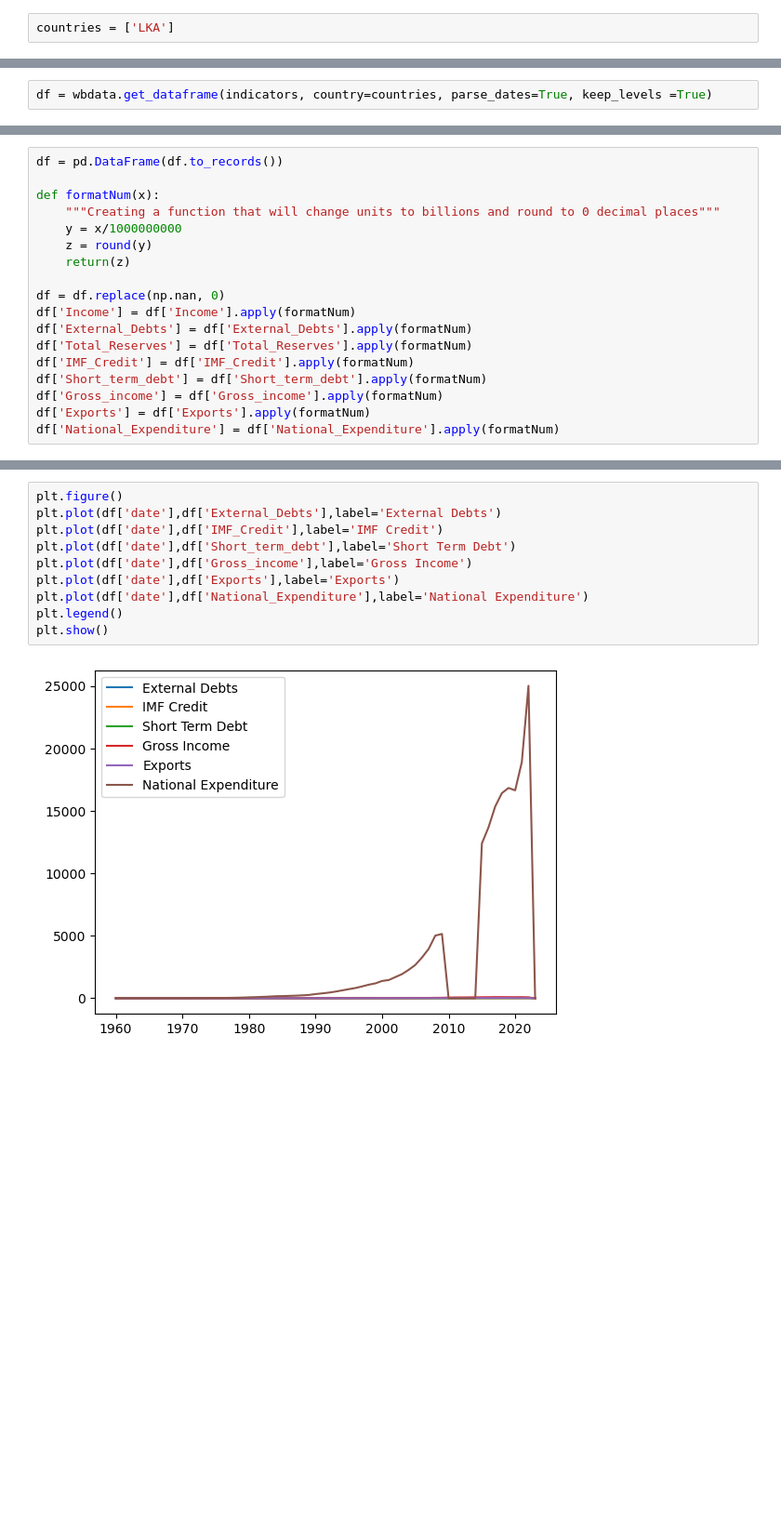
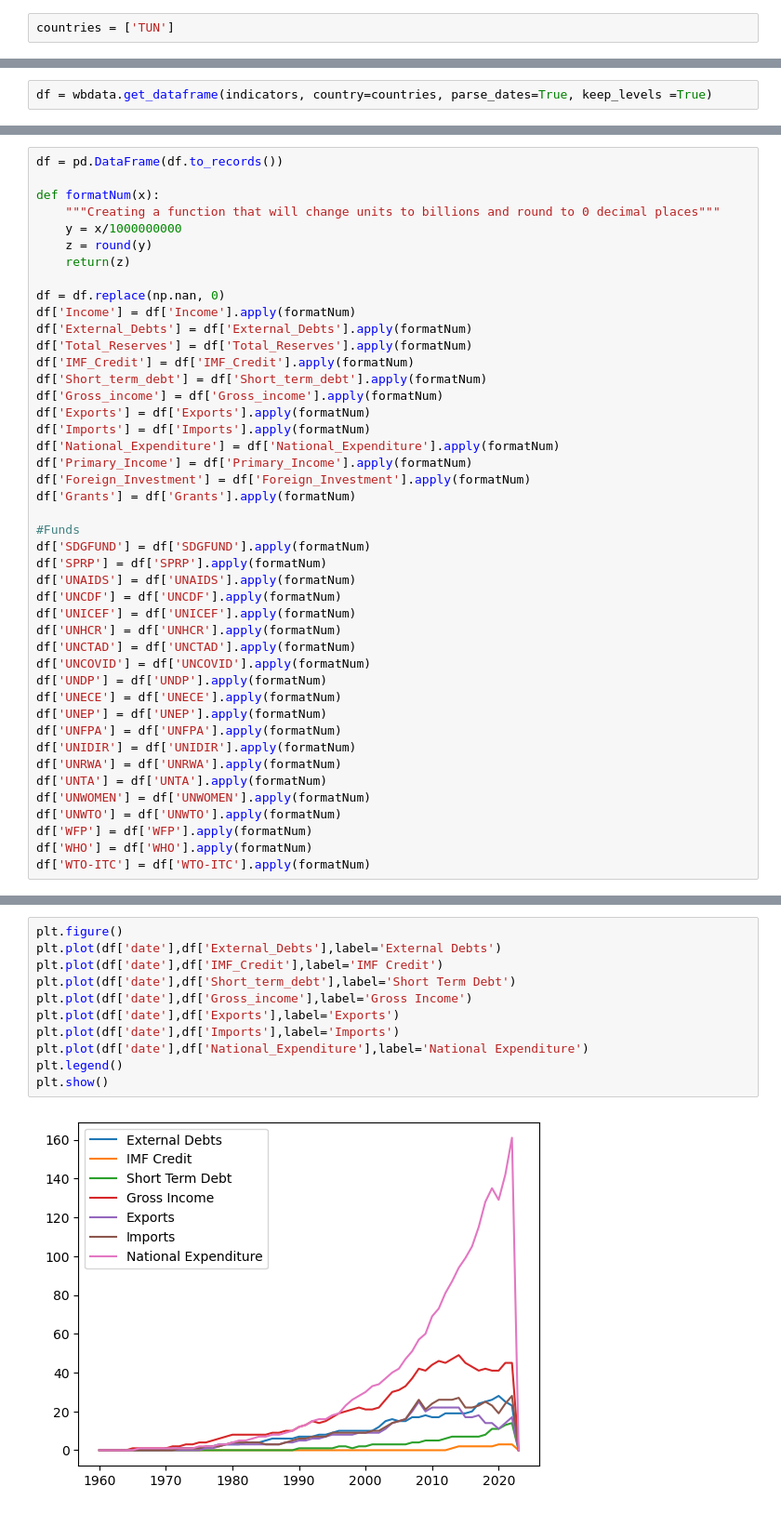
Before and after one commit to pullz6/Debt_Analysis, a Jupyter notebook: Getting-Debt-Stats-from-API.ipynb, the cells around one changed output, grey strips where cells are left out. Shown at 93% size. Cells and saved outputs as stored; diff of their text form; blank space fills up the shorter version.

Commit message:
inital plot included

```diff
--- a/Getting-Debt-Stats-from-API.ipynb
+++ b/Getting-Debt-Stats-from-API.ipynb
@@ -53,3 +117,3 @@ TRD.ACRS.BRDR.RK.DB19                              Rank: Trading across borders
 # %%
-countries = ['LKA']
+countries = ['TUN']
 # %%
@@ -90,7 +203,33 @@ df['IMF_Credit'] = df['IMF_Credit'].apply(formatNum)
 df['Short_term_debt'] = df['Short_term_debt'].apply(formatNum)
 df['Gross_income'] = df['Gross_income'].apply(formatNum)
 df['Exports'] = df['Exports'].apply(formatNum)
+df['Imports'] = df['Imports'].apply(formatNum)
 df['National_Expenditure'] = df['National_Expenditure'].apply(formatNum)
+df['Primary_Income'] = df['Primary_Income'].apply(formatNum)
+df['Foreign_Investment'] = df['Foreign_Investment'].apply(formatNum)
+df['Grants'] = df['Grants'].apply(formatNum)
+
+#Funds
+df['SDGFUND'] = df['SDGFUND'].apply(formatNum)
+df['SPRP'] = df['SPRP'].apply(formatNum)
+df['UNAIDS'] = df['UNAIDS'].apply(formatNum)
+df['UNCDF'] = df['UNCDF'].apply(formatNum)
+df['UNICEF'] = df['UNICEF'].apply(formatNum)
+df['UNHCR'] = df['UNHCR'].apply(formatNum)
+df['UNCTAD'] = df['UNCTAD'].apply(formatNum)
+df['UNCOVID'] = df['UNCOVID'].apply(formatNum)
+df['UNDP'] = df['UNDP'].apply(formatNum)
+df['UNECE'] = df['UNECE'].apply(formatNum)
+df['UNEP'] = df['UNEP'].apply(formatNum)
+df['UNFPA'] = df['UNFPA'].apply(formatNum)
+df['UNIDIR'] = df['UNIDIR'].apply(formatNum)
+df['UNRWA'] = df['UNRWA'].apply(formatNum)
+df['UNTA'] = df['UNTA'].apply(formatNum)
+df['UNWOMEN'] = df['UNWOMEN'].apply(formatNum)
+df['UNWTO'] = df['UNWTO'].apply(formatNum)
+df['WFP'] = df['WFP'].apply(formatNum)
+df['WHO'] = df['WHO'].apply(formatNum)
+df['WTO-ITC'] = df['WTO-ITC'].apply(formatNum)
 # %%
 df
 # %% [output]
@@ -110,12 +249,13 @@ df
 # %%
 plt.figure()
 plt.plot(df['date'],df['External_Debts'],label='External Debts')
 plt.plot(df['date'],df['IMF_Credit'],label='IMF Credit')
 plt.plot(df['date'],df['Short_term_debt'],label='Short Term Debt')
 plt.plot(df['date'],df['Gross_income'],label='Gross Income')
 plt.plot(df['date'],df['Exports'],label='Exports')
+plt.plot(df['date'],df['Imports'],label='Imports')
 plt.plot(df['date'],df['National_Expenditure'],label='National Expenditure')
 plt.legend()
 plt.show()
 # %% [output]
-[figure, old version]
+[figure, new version]
```
Also changed, not shown: parts of 8 cells of this notebook, 4 other files.
